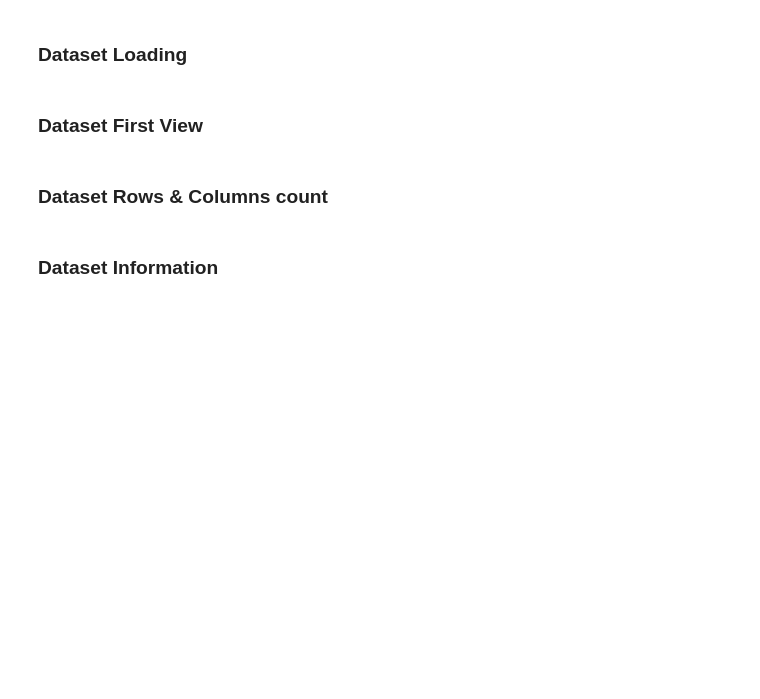
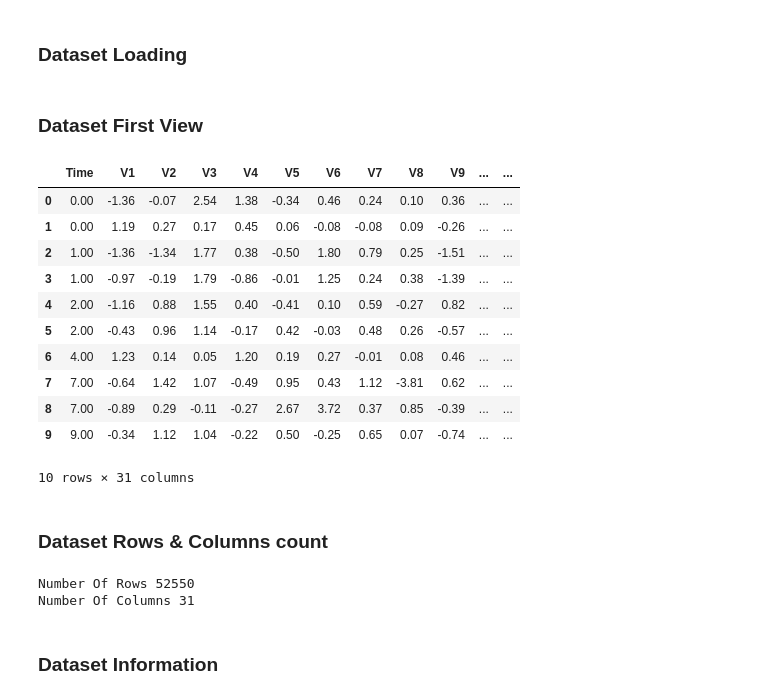
Before and after one commit to Mostaqul143/Credit-Card-Fraud-Transaction-Detection, a Jupyter notebook: Project.ipynb, the cells around one changed output. Saved outputs shown, nothing was run; the diff lists cells and outputs as text; code cells hidden in the pictures; blank space fills up the shorter version.

```diff
--- a/Project.ipynb
+++ b/Project.ipynb
@@ -26,3 +24,20 @@ https://github.com/Mostaqul143
+# %%
+# Import Libraries
+
+import pandas as pd
+import numpy as np
+import seaborn as sns
+import matplotlib.pyplot as plt
+%matplotlib inline
+import warnings
+warnings.filterwarnings('ignore')
+from sklearn.model_selection import train_test_split
+from sklearn.preprocessing import StandardScaler
+from sklearn.linear_model import LogisticRegression
+from sklearn.tree import DecisionTreeClassifier
+from sklearn.ensemble import RandomForestClassifier
+from sklearn.metrics import accuracy_score, recall_score, precision_score, f1_score, classification_report, confusion_matrix
+pd.options.display.float_format = '{:.2f}'.format
 # %% [markdown]
 ### Dataset Loading
 # %%
@@ -31,5 +48,20 @@ https://github.com/Mostaqul143
 ### Dataset First View
 # %%
 # Dataset First Look
+
+df.head(10)
+# %% [output]
+|  | Time | V1 | V2 | V3 | V4 | V5 | V6 | V7 | V8 | V9 | ... | ... |
+| 0 | 0.00 | -1.36 | -0.07 | 2.54 | 1.38 | -0.34 | 0.46 | 0.24 | 0.10 | 0.36 | ... | ... |
+| 1 | 0.00 | 1.19 | 0.27 | 0.17 | 0.45 | 0.06 | -0.08 | -0.08 | 0.09 | -0.26 | ... | ... |
+| 2 | 1.00 | -1.36 | -1.34 | 1.77 | 0.38 | -0.50 | 1.80 | 0.79 | 0.25 | -1.51 | ... | ... |
+| 3 | 1.00 | -0.97 | -0.19 | 1.79 | -0.86 | -0.01 | 1.25 | 0.24 | 0.38 | -1.39 | ... | ... |
+| 4 | 2.00 | -1.16 | 0.88 | 1.55 | 0.40 | -0.41 | 0.10 | 0.59 | -0.27 | 0.82 | ... | ... |
+| 5 | 2.00 | -0.43 | 0.96 | 1.14 | -0.17 | 0.42 | -0.03 | 0.48 | 0.26 | -0.57 | ... | ... |
+| 6 | 4.00 | 1.23 | 0.14 | 0.05 | 1.20 | 0.19 | 0.27 | -0.01 | 0.08 | 0.46 | ... | ... |
+| 7 | 7.00 | -0.64 | 1.42 | 1.07 | -0.49 | 0.95 | 0.43 | 1.12 | -3.81 | 0.62 | ... | ... |
+| 8 | 7.00 | -0.89 | 0.29 | -0.11 | -0.27 | 2.67 | 3.72 | 0.37 | 0.85 | -0.39 | ... | ... |
+| 9 | 9.00 | -0.34 | 1.12 | 1.04 | -0.22 | 0.50 | -0.25 | 0.65 | 0.07 | -0.74 | ... | ... |
+10 rows × 31 columns
 # %% [markdown]
 ### Dataset Rows & Columns count
@@ -38,3 +68,11 @@ https://github.com/Mostaqul143
+# %%
+# Dataset Rows & Columns count
+
+print(f"Number Of Rows {df.shape[0]}")
+print(f"Number Of Columns {df.shape[1]}")
+# %% [output]
+Number Of Rows 52550
+Number Of Columns 31
 # %% [markdown]
 ### Dataset Information
 # %%
```
Also changed, not shown: parts of 10 cells of this notebook.
